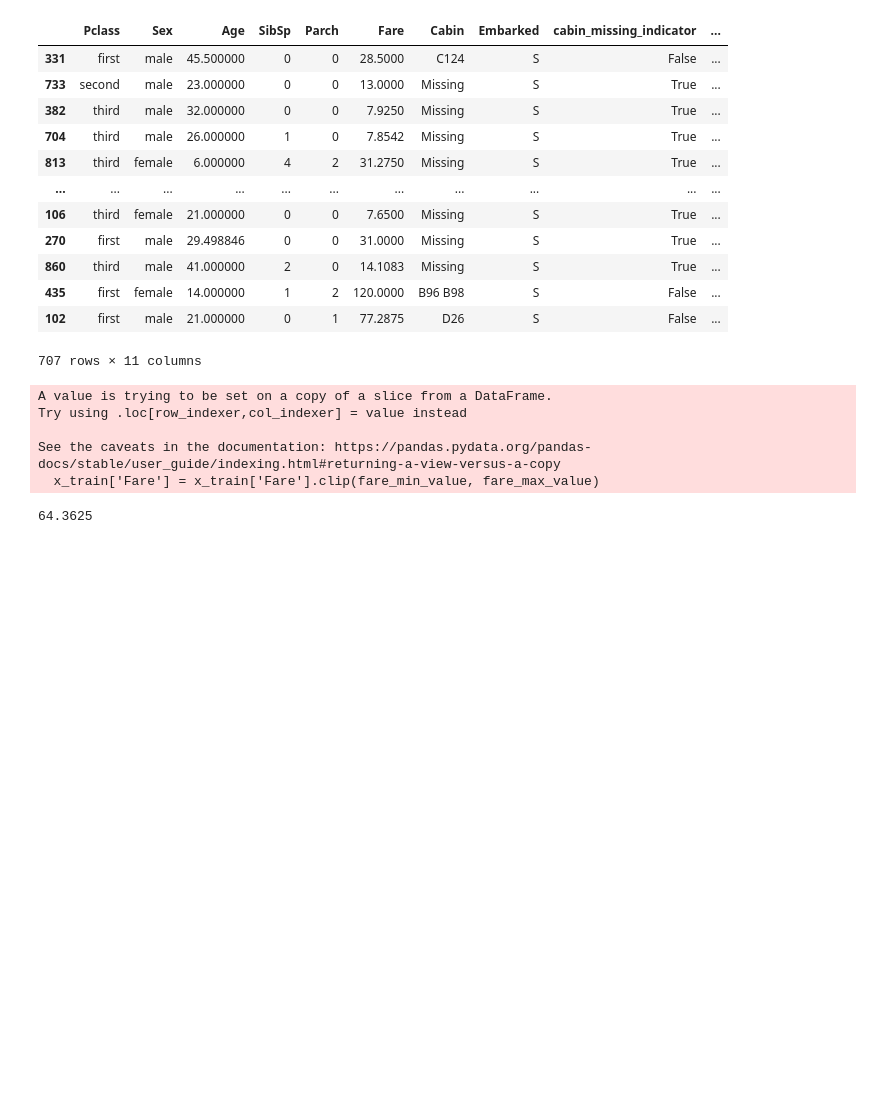
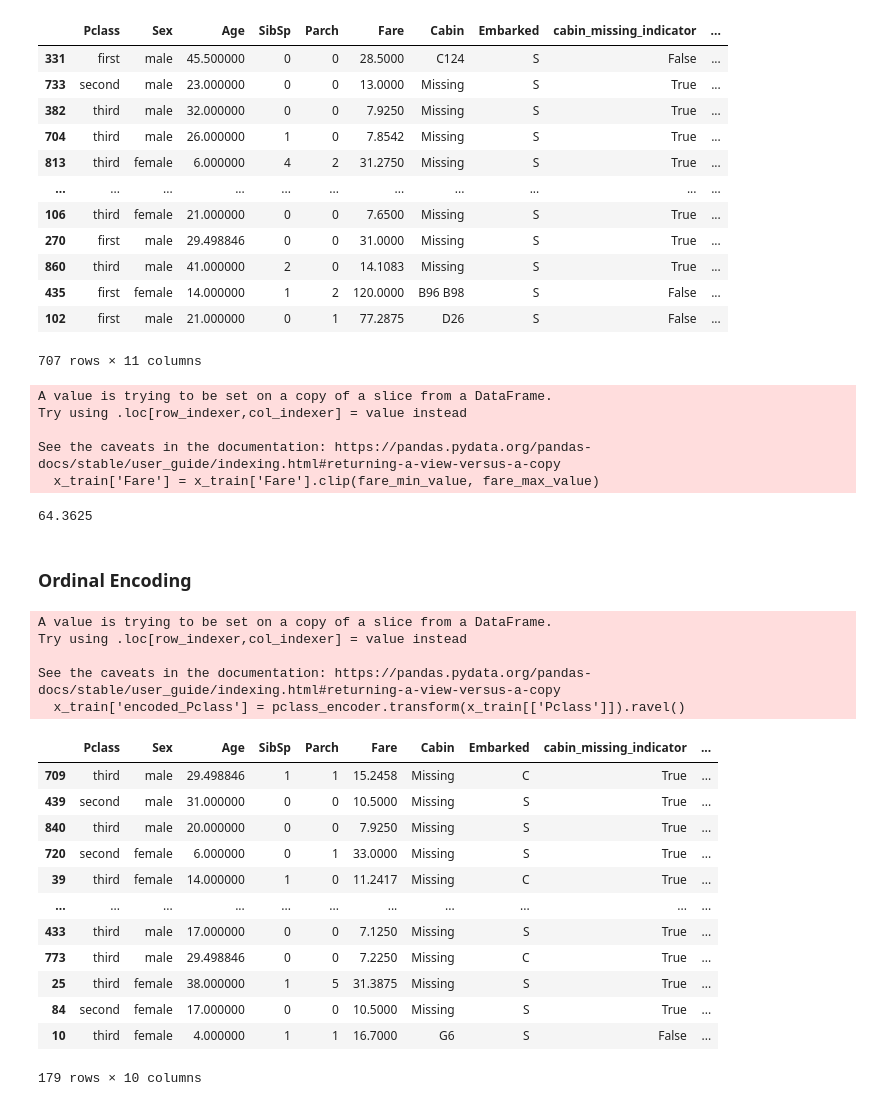
Before and after one commit to mehedihasanfoysal8/AI-ML, a Jupyter notebook: Machine Learning/week-01/feature_engineering.ipynb, the cells around one changed output. Saved outputs shown, nothing was run; the diff lists cells and outputs as text; code cells hidden in the pictures; blank space fills up the shorter version.

Commit message:
Added Encoding

```diff
--- a/Machine Learning/week-01/feature_engineering.ipynb
+++ b/Machine Learning/week-01/feature_engineering.ipynb
@@ -570,3 +570,38 @@ Try using .loc[row_indexer,col_indexer] = value instead
 See the caveats in the documentation: https://pandas.pydata.org/pandas-docs/stable/user_guide/indexing.html#returning-a-view-versus-a-copy
   x_train['Fare'] = x_train['Fare'].clip(fare_min_value, fare_max_value)
 64.3625
+# %% [markdown]
+### Ordinal Encoding
+# %%
+from sklearn.preprocessing import OrdinalEncoder,OneHotEncoder
+
+pclass_encoder = OrdinalEncoder(categories=[['third','second','first']])
+
+pclass_encoder.fit(x_train[['Pclass']])
+
+#transform
+
+x_train['encoded_Pclass'] = pclass_encoder.transform(x_train[['Pclass']]).ravel()
+x_test['encoded_Pclass'] = pclass_encoder.transform(x_test[['Pclass']]).ravel()
+
+
+x_test
+# %% [output]
+A value is trying to be set on a copy of a slice from a DataFrame.
+Try using .loc[row_indexer,col_indexer] = value instead
+
+See the caveats in the documentation: https://pandas.pydata.org/pandas-docs/stable/user_guide/indexing.html#returning-a-view-versus-a-copy
+  x_train['encoded_Pclass'] = pclass_encoder.transform(x_train[['Pclass']]).ravel()
+|  | Pclass | Sex | Age | SibSp | Parch | Fare | Cabin | Embarked | cabin_missing_indicator | ... |
+| 709 | third | male | 29.498846 | 1 | 1 | 15.2458 | Missing | C | True | ... |
+| 439 | second | male | 31.000000 | 0 | 0 | 10.5000 | Missing | S | True | ... |
+| 840 | third | male | 20.000000 | 0 | 0 | 7.9250 | Missing | S | True | ... |
+| 720 | second | female | 6.000000 | 0 | 1 | 33.0000 | Missing | S | True | ... |
+| 39 | third | female | 14.000000 | 1 | 0 | 11.2417 | Missing | C | True | ... |
+| ... | ... | ... | ... | ... | ... | ... | ... | ... | ... | ... |
+| 433 | third | male | 17.000000 | 0 | 0 | 7.1250 | Missing | S | True | ... |
+| 773 | third | male | 29.498846 | 0 | 0 | 7.2250 | Missing | C | True | ... |
+| 25 | third | female | 38.000000 | 1 | 5 | 31.3875 | Missing | S | True | ... |
+| 84 | second | female | 17.000000 | 0 | 0 | 10.5000 | Missing | S | True | ... |
+| 10 | third | female | 4.000000 | 1 | 1 | 16.7000 | G6 | S | False | ... |
+179 rows × 10 columns
```
Also changed, not shown: parts of 15 cells of this notebook.
